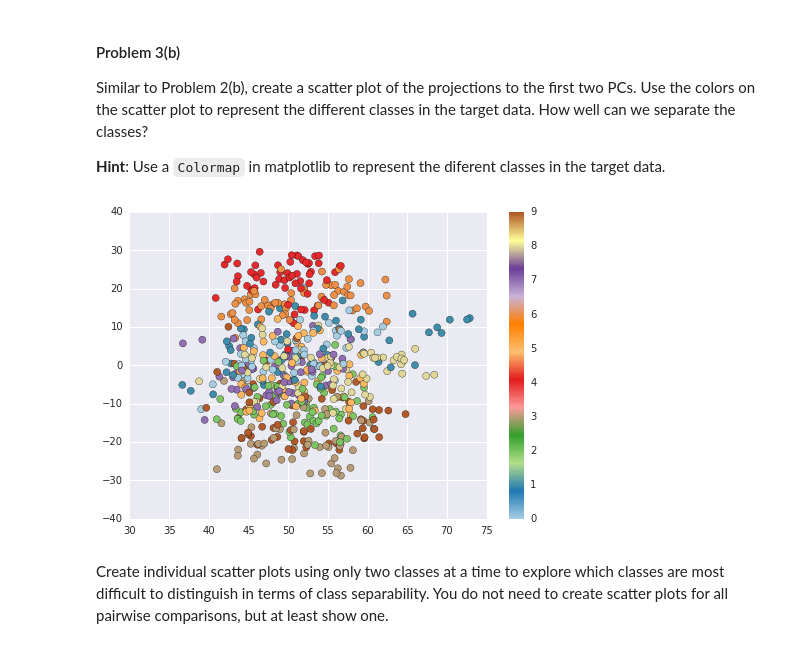
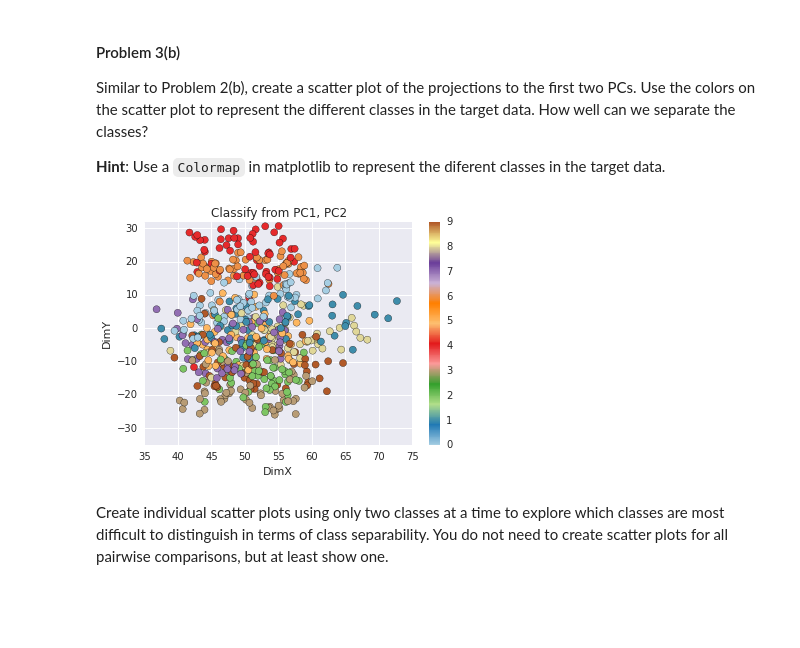
Before and after one commit to userfog/2014, a Jupyter notebook: homework/hw3/HW3.ipynb, the cells around one changed output. Cells and saved outputs as stored; diff of their text form; code cells hidden in the pictures; blank space fills up the shorter version.

```diff
--- a/homework/hw3/HW3.ipynb
+++ b/homework/hw3/HW3.ipynb
@@ -512,11 +525,12 @@ Similar to Problem 2(b), create a scatter plot of the projections to the first t
 # %%
 svd = TruncatedSVD(n_components=2)
 x_2d = svd.fit_transform(trainX)
 plt.scatter(x_2d[:,0], x_2d[:,1], c=trainY, s=50, cmap=plt.cm.Paired)
+nice_graph("DimX", "DimY", "Classify from PC1, PC2", [35,75,-35, 32])
 plt.colorbar()
 plt.show()
 # %% [output]
-[figure, old version]
+[figure, new version]
 # %% [markdown]
 Create individual scatter plots using only two classes at a time to explore which classes are most difficult to distinguish in terms of class separability.  You do not need to create scatter plots for all pairwise comparisons, but at least show one.
 # %%
```
Also changed, not shown: parts of 17 cells of this notebook.
